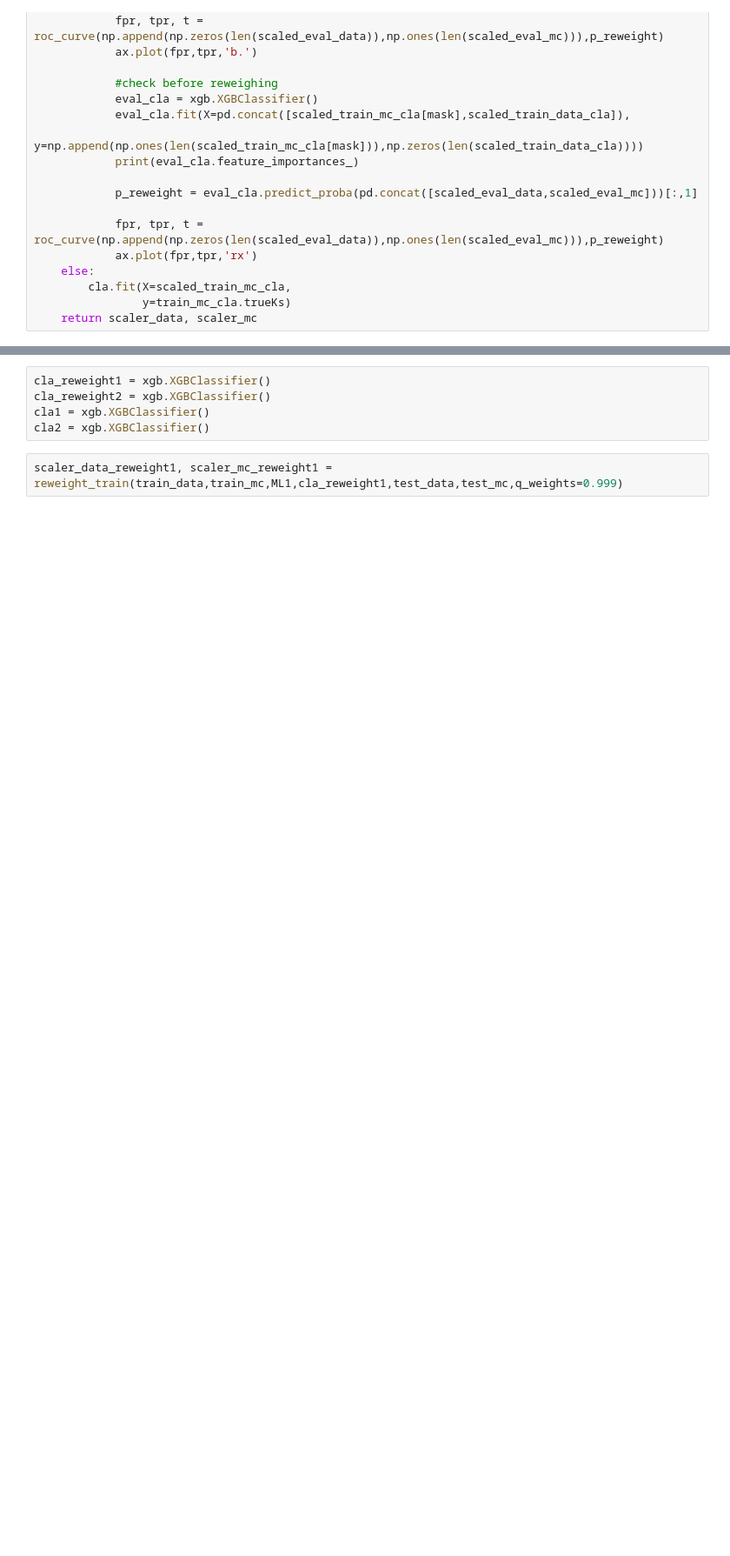
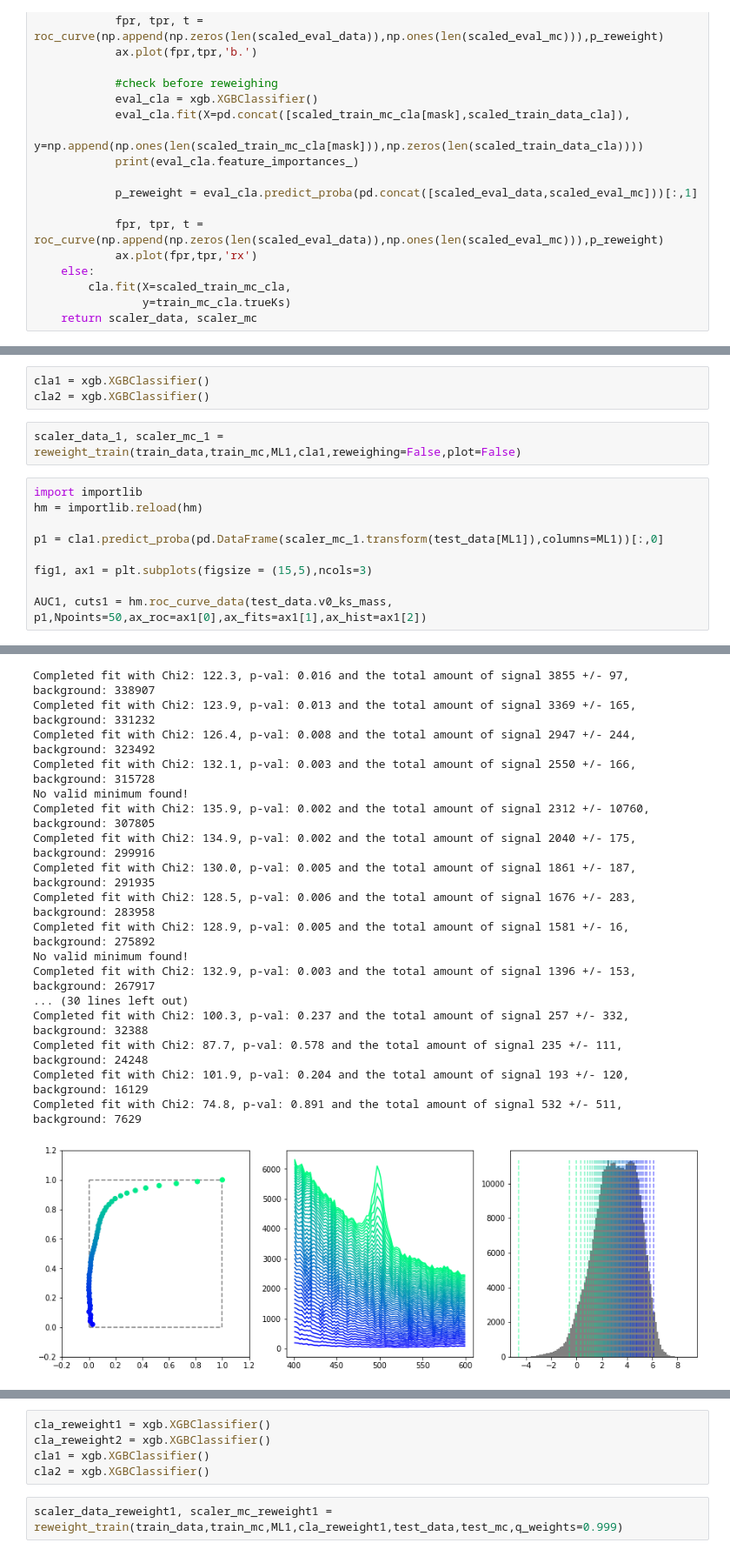
Before and after one commit to Vinther901/PUK, a Jupyter notebook: train_in_MC_reweighted.ipynb, the cells around one changed output, grey strips where cells are left out. Shown at 87% size. Saved outputs shown, nothing was run; the diff lists cells and outputs as text; blank space fills up the shorter version.

```diff
--- a/train_in_MC_reweighted.ipynb
+++ b/train_in_MC_reweighted.ipynb
@@ -138,0 +141,15 @@ def reweight_train(data,mc,feats,cla,eval_data=None,eval_mc=None,plot=True,rewei
+# %%
+cla1 = xgb.XGBClassifier()
+cla2 = xgb.XGBClassifier()
+# %%
+scaler_data_1, scaler_mc_1 = reweight_train(train_data,train_mc,ML1,cla1,reweighing=False,plot=False)
+# %%
+import importlib
+hm = importlib.reload(hm)
+
+p1 = cla1.predict_proba(pd.DataFrame(scaler_mc_1.transform(test_data[ML1]),columns=ML1))[:,0]
+
+fig1, ax1 = plt.subplots(figsize = (15,5),ncols=3)
+
+AUC1, cuts1 = hm.roc_curve_data(test_data.v0_ks_mass, p1,Npoints=50,ax_roc=ax1[0],ax_fits=ax1[1],ax_hist=ax1[2])
+# %% [output]
@@ -138,0 +166,18 @@ def reweight_train(data,mc,feats,cla,eval_data=None,eval_mc=None,plot=True,rewei
+Completed fit with Chi2: 122.3, p-val: 0.016 and the total amount of signal 3855 +/- 97, background: 338907
+Completed fit with Chi2: 123.9, p-val: 0.013 and the total amount of signal 3369 +/- 165, background: 331232
+Completed fit with Chi2: 126.4, p-val: 0.008 and the total amount of signal 2947 +/- 244, background: 323492
+Completed fit with Chi2: 132.1, p-val: 0.003 and the total amount of signal 2550 +/- 166, background: 315728
+No valid minimum found!
+Completed fit with Chi2: 135.9, p-val: 0.002 and the total amount of signal 2312 +/- 10760, background: 307805
+Completed fit with Chi2: 134.9, p-val: 0.002 and the total amount of signal 2040 +/- 175, background: 299916
+Completed fit with Chi2: 130.0, p-val: 0.005 and the total amount of signal 1861 +/- 187, background: 291935
+Completed fit with Chi2: 128.5, p-val: 0.006 and the total amount of signal 1676 +/- 283, background: 283958
+Completed fit with Chi2: 128.9, p-val: 0.005 and the total amount of signal 1581 +/- 16, background: 275892
+No valid minimum found!
+Completed fit with Chi2: 132.9, p-val: 0.003 and the total amount of signal 1396 +/- 153, background: 267917
+... (30 lines left out)
+Completed fit with Chi2: 100.3, p-val: 0.237 and the total amount of signal 257 +/- 332, background: 32388
+Completed fit with Chi2: 87.7, p-val: 0.578 and the total amount of signal 235 +/- 111, background: 24248
+Completed fit with Chi2: 101.9, p-val: 0.204 and the total amount of signal 193 +/- 120, background: 16129
+Completed fit with Chi2: 74.8, p-val: 0.891 and the total amount of signal 532 +/- 511, background: 7629
+[figure, added]
```
Also changed, not shown: parts of 19 cells of this notebook, 3 other files.
